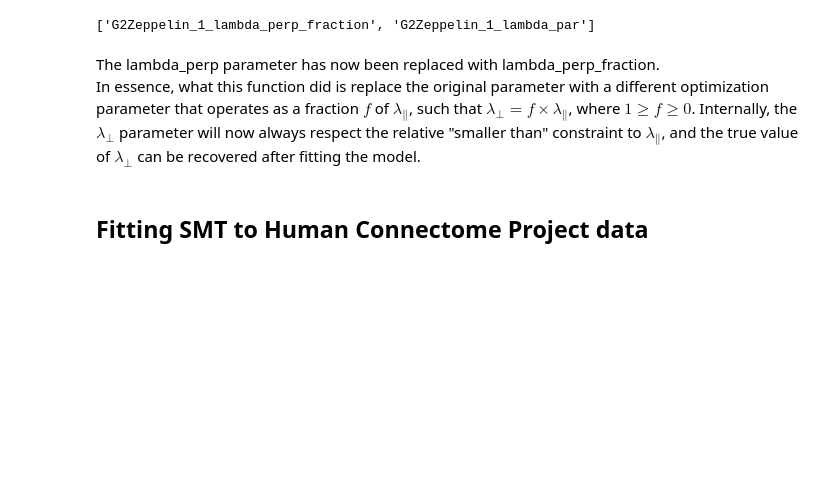
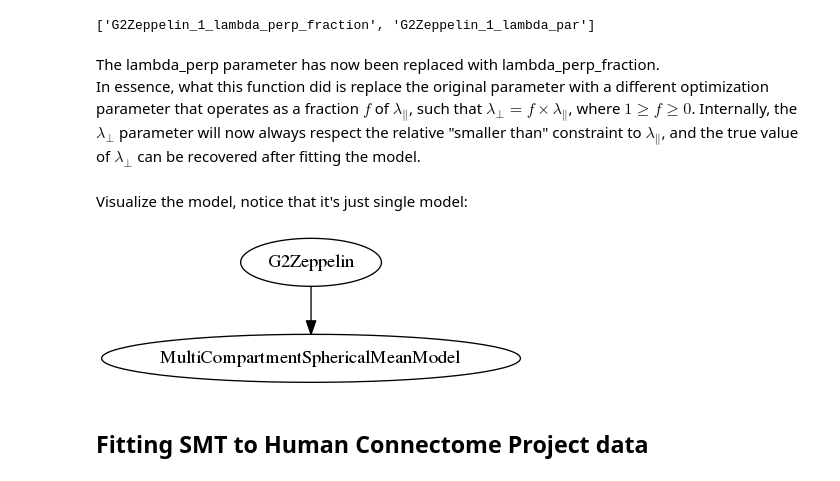
Before and after one commit to AthenaEPI/dmipy, a Jupyter notebook: examples/example_spherical_mean_technique.ipynb, the cells around one changed output. Cells and saved outputs as stored; diff of their text form; code cells hidden in the pictures; blank space fills up the shorter version.

```diff
--- a/examples/example_spherical_mean_technique.ipynb
+++ b/examples/example_spherical_mean_technique.ipynb
@@ -45,6 +45,14 @@ smt_mod.parameter_names
 # %% [markdown]
 The lambda_perp parameter has now been replaced with lambda_perp_fraction.
 In essence, what this function did is replace the original parameter with a different optimization parameter that operates as a fraction $f$ of $\lambda_{\parallel}$, such that $\lambda_{\perp}=f \times \lambda_{\parallel}$, where $1\geq f \geq 0$. Internally, the $\lambda_{\perp}$ parameter will now always respect the relative "smaller than" constraint to $\lambda_{\parallel}$, and the true value of $\lambda_{\perp}$ can be recovered after fitting the model.
+# %% [markdown]
+Visualize the model, notice that it's just single model:
+# %%
+from IPython.display import Image
+smt_mod.visualize_model_setup(view=False, cleanup=False)
+Image('Model Setup.png')
+# %% [output]
+[figure, added]
 # %% [markdown]
 ## Fitting SMT to Human Connectome Project data
 # %%
```
